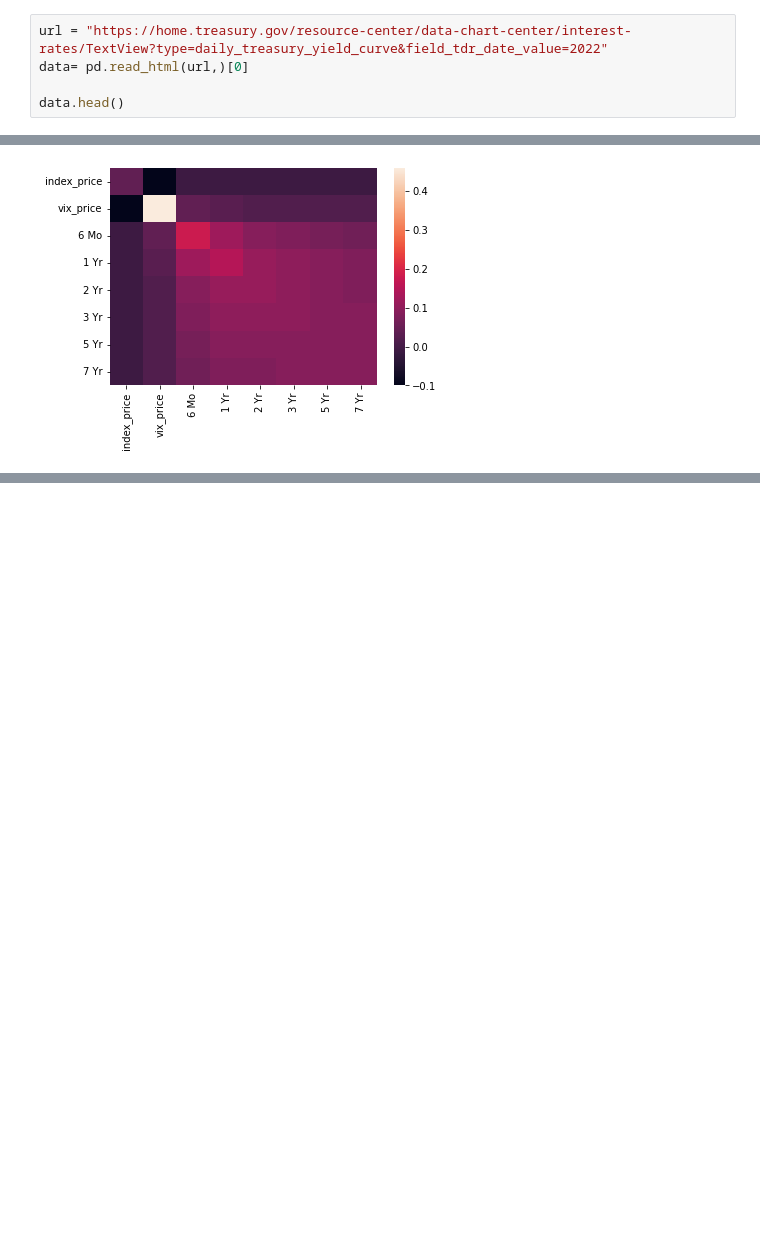
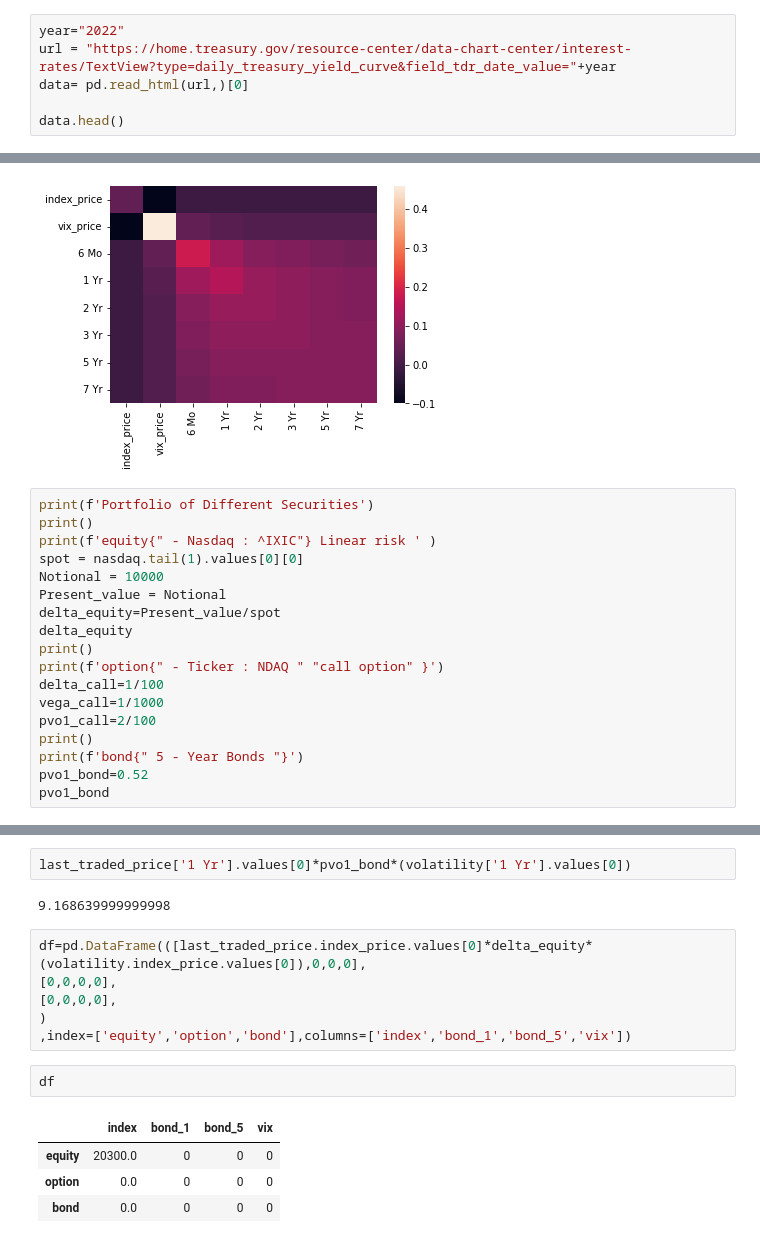
Before and after one commit to AMAYadav/PROJECTS-, a Jupyter notebook: market_risk_02_methods.ipynb, the cells around one changed output, grey strips where cells are left out. Drawn from its saved outputs; the diff is of its cells as text; blank space fills up the shorter version.

```diff
--- a/market_risk_02_methods.ipynb
+++ b/market_risk_02_methods.ipynb
@@ -19,5 +54,6 @@ import yfinance as yf
 # %%
-url = "https://home.treasury.gov/resource-center/data-chart-center/interest-rates/TextView?type=daily_treasury_yield_curve&field_tdr_date_value=2022"
+year="2022"
+url = "https://home.treasury.gov/resource-center/data-chart-center/interest-rates/TextView?type=daily_treasury_yield_curve&field_tdr_date_value="+year
 data= pd.read_html(url,)[0]
 
 data.head()
@@ -141,3 +194,21 @@ sns.heatmap(risk_factor_cov)
 # %% [output]
 <matplotlib.axes._subplots.AxesSubplot at 0x...>
 [figure]
+# %%
+print(f'Portfolio of Different Securities')
+print()
+print(f'equity{" - Nasdaq : ^IXIC"} Linear risk ' )
+spot = nasdaq.tail(1).values[0][0]
+Notional = 10000
+Present_value = Notional
+delta_equity=Present_value/spot
+delta_equity
+print()
+print(f'option{" - Ticker : NDAQ " "call option" }')
+delta_call=1/100
+vega_call=1/1000
+pvo1_call=2/100
+print()
+print(f'bond{" 5 - Year Bonds "}')
+pvo1_bond=0.52
+pvo1_bond
@@ -143,0 +243,17 @@ sns.heatmap(risk_factor_cov)
+# %%
+last_traded_price['1 Yr'].values[0]*pvo1_bond*(volatility['1 Yr'].values[0])
+# %% [output]
+9.168639999999998
+# %%
+df=pd.DataFrame(([last_traded_price.index_price.values[0]*delta_equity*(volatility.index_price.values[0]),0,0,0],
+[0,0,0,0],
+[0,0,0,0],
+)
+,index=['equity','option','bond'],columns=['index','bond_1','bond_5','vix'])
+# %%
+df
+# %% [output]
+|  | index | bond_1 | bond_5 | vix |
+| equity | 20300.0 | 0 | 0 | 0 |
+| option | 0.0 | 0 | 0 | 0 |
+| bond | 0.0 | 0 | 0 | 0 |
```
Also changed, not shown: parts of 12 cells of this notebook.
